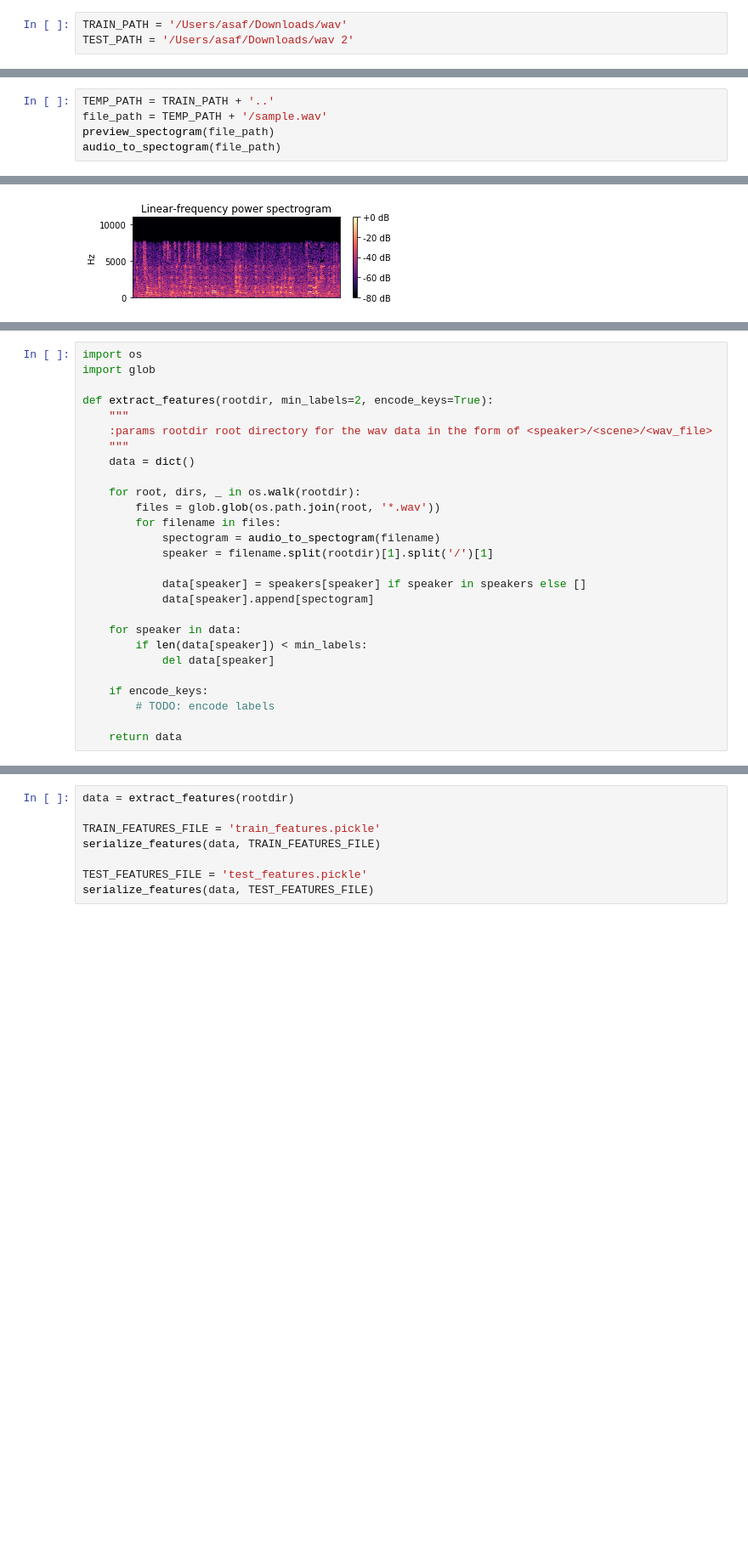
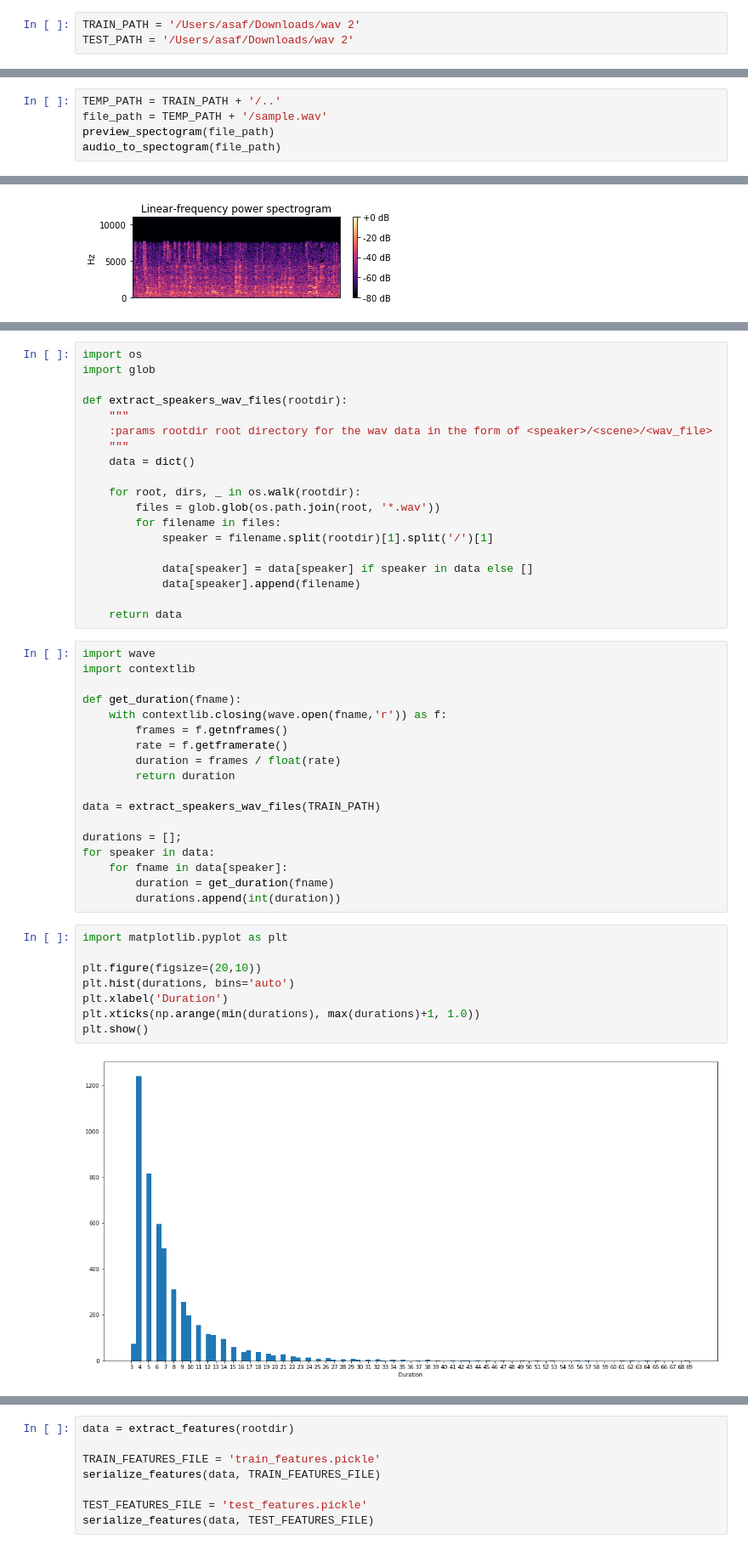
Before and after one commit to asafam/biu-advanced-deep-learning, a Jupyter notebook: voice-similarity.ipynb, the cells around one changed output, grey strips where cells are left out. Shown: that part at 85% size. Saved outputs shown, nothing was run; the diff lists cells and outputs as text; blank space fills up the shorter version.

Commit message:
Reference wav duration

```diff
--- a/voice-similarity.ipynb
+++ b/voice-similarity.ipynb
@@ -13,7 +13,7 @@ import torch.nn.functional as F
 from torchvision import transforms
 from tqdm import tqdm
 # %%
-TRAIN_PATH = '/Users/asaf/Downloads/wav'
+TRAIN_PATH = '/Users/asaf/Downloads/wav 2'
 TEST_PATH = '/Users/asaf/Downloads/wav 2'
 # %% [markdown]
 ## Preparing the data
@@ -48,7 +54,7 @@ def preview_spectogram(file_path):
     plt.colorbar(format='%+2.0f dB')
     plt.title('Linear-frequency power spectrogram')
 # %%
-TEMP_PATH = TRAIN_PATH + '..'
+TEMP_PATH = TRAIN_PATH + '/..'
 file_path = TEMP_PATH + '/sample.wav'
 preview_spectogram(file_path)
 audio_to_spectogram(file_path)
@@ -61,7 +80,7 @@ array([-80.      , -80.      , -80.      , ..., -77.455795, -63.89578 ,
 import os
 import glob
 
-def extract_features(rootdir, min_labels=2, encode_keys=True):
+def extract_speakers_wav_files(rootdir):
     """
     :params rootdir root directory for the wav data in the form of <speaker>/<scene>/<wav_file>
     """
@@ -70,17 +89,37 @@ def extract_features(rootdir, min_labels=2, encode_keys=True):
     for root, dirs, _ in os.walk(rootdir):
         files = glob.glob(os.path.join(root, '*.wav'))
         for filename in files:
-            spectogram = audio_to_spectogram(filename)
             speaker = filename.split(rootdir)[1].split('/')[1]
 
-            data[speaker] = speakers[speaker] if speaker in speakers else []
-            data[speaker].append[spectogram]
-
-    for speaker in data:
-        if len(data[speaker]) < min_labels:
-            del data[speaker]
-
-    if encode_keys:
-        # TODO: encode labels
+            data[speaker] = data[speaker] if speaker in data else []
+            data[speaker].append(filename)
 
     return data
+# %%
+import wave
+import contextlib
+
+def get_duration(fname):
+    with contextlib.closing(wave.open(fname,'r')) as f:
+        frames = f.getnframes()
+        rate = f.getframerate()
+        duration = frames / float(rate)
+        return duration
+
+data = extract_speakers_wav_files(TRAIN_PATH)
+
+durations = [];
+for speaker in data:
+    for fname in data[speaker]:
+        duration = get_duration(fname)
+        durations.append(int(duration))
+# %%
+import matplotlib.pyplot as plt
+
+plt.figure(figsize=(20,10))
+plt.hist(durations, bins='auto')
+plt.xlabel('Duration')
+plt.xticks(np.arange(min(durations), max(durations)+1, 1.0))
+plt.show()
+# %% [output]
+[figure, added]
```
Also changed, not shown: parts of 6 cells of this notebook.
